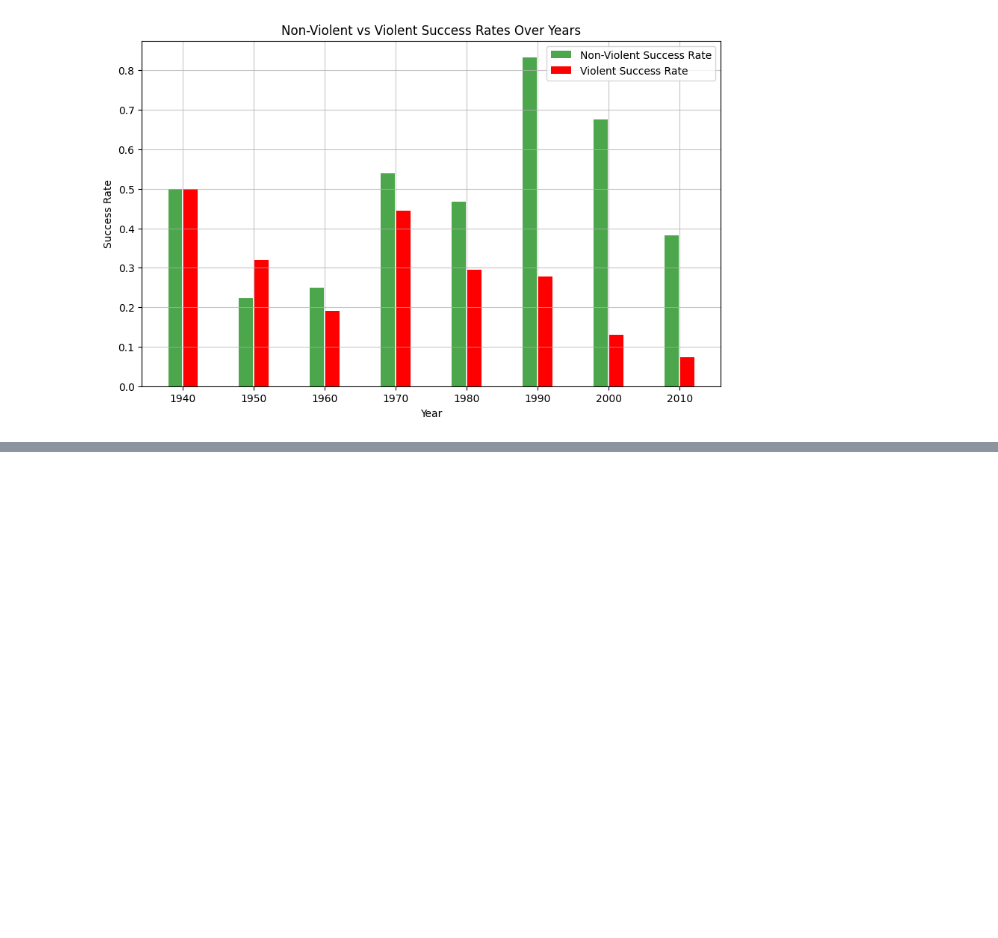
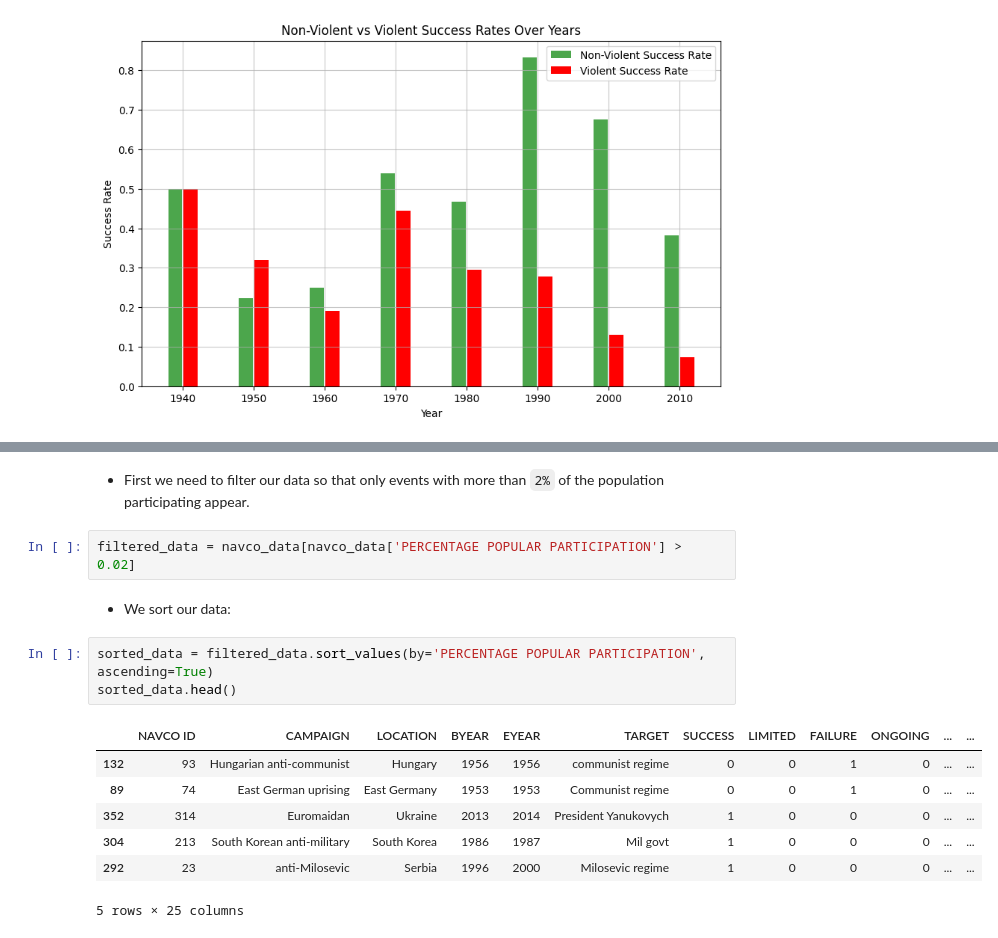
Before and after one commit to Mike-gag/WhyCivilResistanceWorks, a Jupyter notebook: WhyCivilResistanceWorks_gaganis_8200234.ipynb, the cells around one changed output, grey strips where cells are left out. Saved outputs shown, nothing was run; the diff lists cells and outputs as text; blank space fills up the shorter version.

Commit message:
added first part of 2nd question

```diff
--- a/WhyCivilResistanceWorks_gaganis_8200234.ipynb
+++ b/WhyCivilResistanceWorks_gaganis_8200234.ipynb
@@ -322,0 +328,17 @@ _ = plt.show()
+# %% [markdown]
+* First we need to filter our data so that only events with more than `2%` of the population participating appear.
+# %%
+filtered_data = navco_data[navco_data['PERCENTAGE POPULAR PARTICIPATION'] > 0.02]
+# %% [markdown]
+* We sort our data:
+# %%
+sorted_data = filtered_data.sort_values(by='PERCENTAGE POPULAR PARTICIPATION', ascending=True)
+sorted_data.head()
+# %% [output]
+|  | NAVCO ID | CAMPAIGN | LOCATION | BYEAR | EYEAR | TARGET | SUCCESS | LIMITED | FAILURE | ONGOING | ... | ... |
+| 132 | 93 | Hungarian anti-communist | Hungary | 1956 | 1956 | communist regime | 0 | 0 | 1 | 0 | ... | ... |
+| 89 | 74 | East German uprising | East Germany | 1953 | 1953 | Communist regime | 0 | 0 | 1 | 0 | ... | ... |
+| 352 | 314 | Euromaidan | Ukraine | 2013 | 2014 | President Yanukovych | 1 | 0 | 0 | 0 | ... | ... |
+| 304 | 213 | South Korean anti-military | South Korea | 1986 | 1987 | Mil govt | 1 | 0 | 0 | 0 | ... | ... |
+| 292 | 23 | anti-Milosevic | Serbia | 1996 | 2000 | Milosevic regime | 1 | 0 | 0 | 0 | ... | ... |
+5 rows × 25 columns
```
Also changed, not shown: parts of 5 cells of this notebook.
